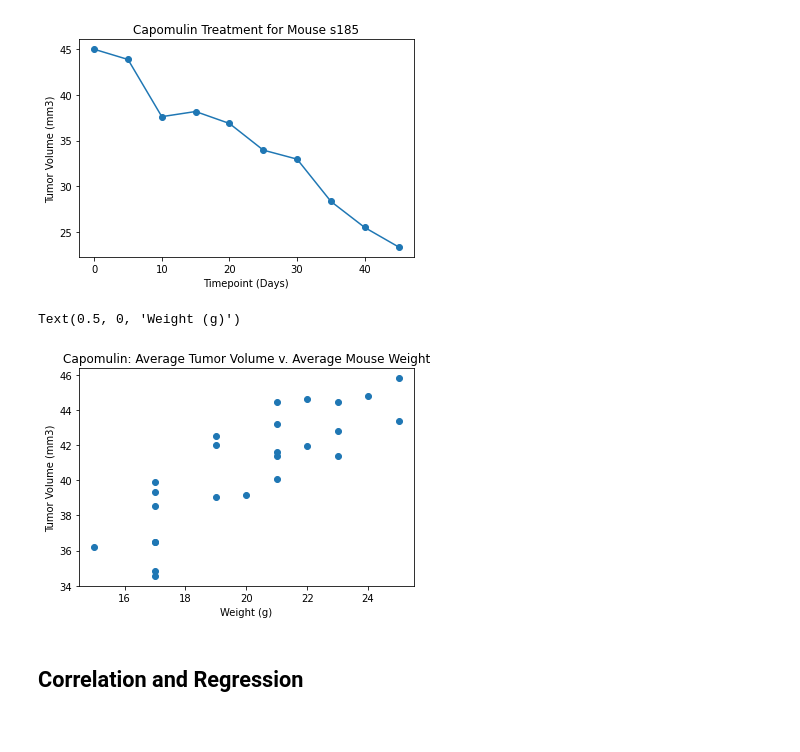
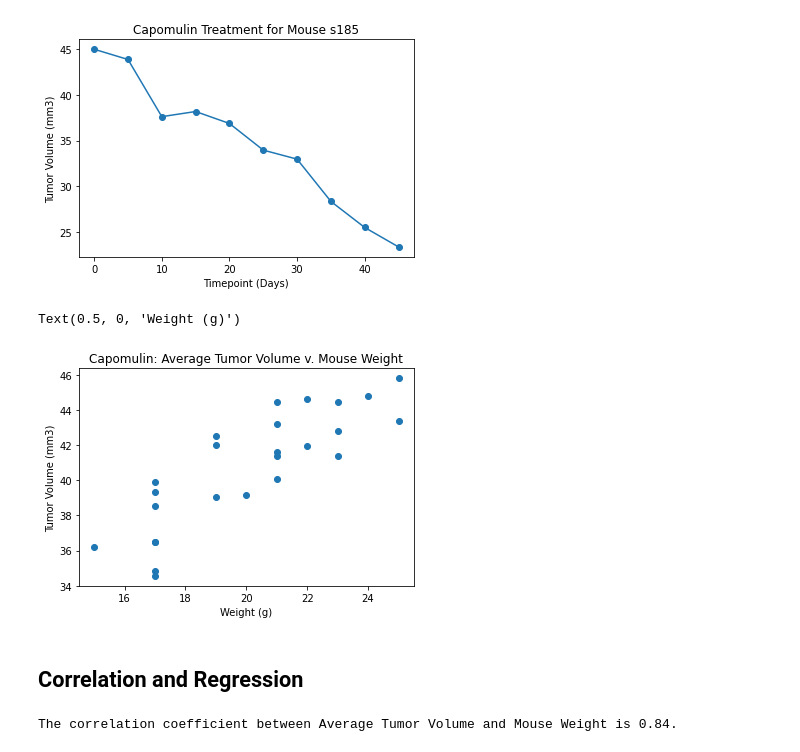
Before and after one commit to szig97/matplotlib-challenge, a Jupyter notebook: pymaceuticals.ipynb, the cells around one changed output. Saved outputs shown, nothing was run; the diff lists cells and outputs as text; code cells hidden in the pictures.

Commit message:
adding correlation and regression code

```diff
--- a/pymaceuticals.ipynb
+++ b/pymaceuticals.ipynb
@@ -367,16 +367,19 @@ Text(0, 0.5, 'Tumor Volume (mm3)')
 # %%
 # Generate a scatter plot of average tumor volume vs. mouse weight for the Capomulin regimen
 avg_cap = capomulin_df.groupby(["Mouse ID"]).mean()
 
 plt.scatter(avg_cap["Weight (g)"], avg_cap["Tumor Volume (mm3)"])
-plt.title("Capomulin: Average Tumor Volume v. Average Mouse Weight")
+plt.title("Capomulin: Average Tumor Volume v. Mouse Weight")
 plt.ylabel("Tumor Volume (mm3)")
 plt.xlabel("Weight (g)")
 # %% [output]
 Text(0.5, 0, 'Weight (g)')
-[figure, old version]
+[figure, new version]
 # %% [markdown]
 ## Correlation and Regression
 # %%
-# Calculate the correlation coefficient and linear regression model
-# for mouse weight and average tumor volume for the Capomulin regimen
+# Calculate the correlation coefficient for mouse weight and average tumor volume for the Capomulin regimen
+correlation = round(st.pearsonr(avg_cap["Weight (g)"], avg_cap["Tumor Volume (mm3)"])[0],2)
+print(f"The correlation coefficient between Average Tumor Volume and Mouse Weight is {correlation}.")
+# %% [output]
+The correlation coefficient between Average Tumor Volume and Mouse Weight is 0.84.
```
Also changed, not shown: parts of 1 cell of this notebook.
